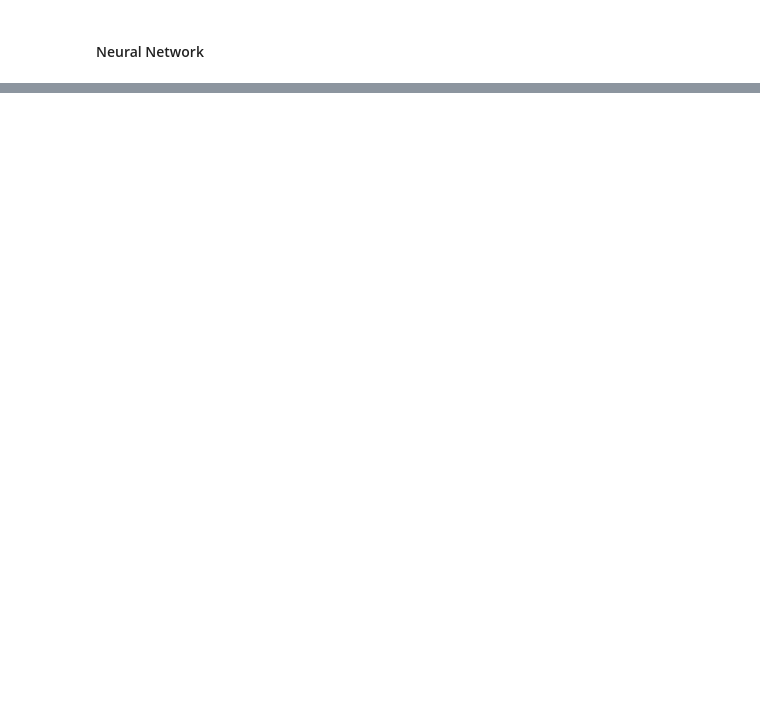
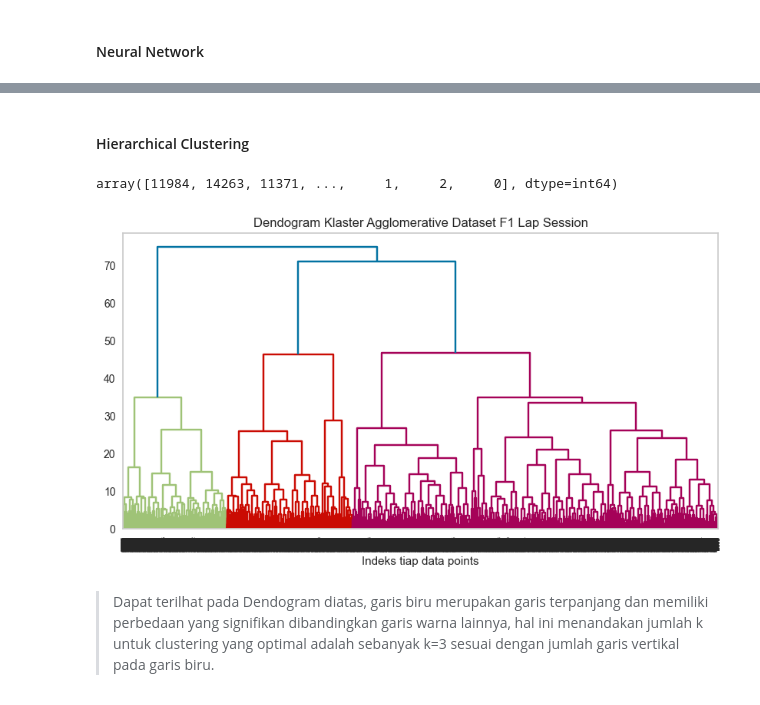
Before and after one commit to F1-biasa-aja/F1-kasdd, a Jupyter notebook: F1 Biasa Aja.ipynb, the cells around one changed output, grey strips where cells are left out. Drawn from its saved outputs; the diff is of its cells as text; code cells hidden in the pictures; blank space fills up the shorter version.

```diff
--- a/F1 Biasa Aja.ipynb
+++ b/F1 Biasa Aja.ipynb
@@ -691,0 +698,23 @@ Recall Micro Average: 0.5419549405712258
+# %%
+def plot_dendrogram(model, **kwargs):
+    counts = np.zeros(model.children_.shape[0])
+    n_samples = len(model.labels_)
+    for i, merge in enumerate(model.children_):
+        current_count = 0
+        for child_idx in merge:
+            if child_idx < n_samples:
+                current_count += 1  # leaf node
+            else:
+                current_count += counts[child_idx - n_samples]
+        counts[i] = current_count
+    linkage_matrix = np.column_stack(
+        [model.children_, model.distances_, counts]
+    ).astype(float)
+
+    # Plot dendogram yang dihasilkan
+    shc.dendrogram(linkage_matrix, **kwargs)
+# %%
+data_clustering = f1_data.copy()
+# %%
+data_clustering = pd.DataFrame(MinMaxScaler().fit_transform(data_clustering), columns=data_clustering.keys())
+data_clustering.head()
@@ -691,0 +729,20 @@ Recall Micro Average: 0.5419549405712258
+# %% [markdown]
+#### Hierarchical Clustering
+# %%
+agglomerative_temp = AgglomerativeClustering(distance_threshold=0, n_clusters=None)
+hierarichal_assignment = agglomerative_temp.fit(data_clustering)
+
+hierarichal_assignment.labels_
+# %% [output]
+array([11984, 14263, 11371, ...,     1,     2,     0], dtype=int64)
+# %%
+plt.figure(figsize=(10, 5))
+plt.grid(False)
+plot_dendrogram(agglomerative_temp, truncate_mode=None)
+plt.title("Dendogram Klaster Agglomerative Dataset F1 Lap Session")
+plt.xlabel("Indeks tiap data points")
+plt.show()
+# %% [output]
+[figure, added]
+# %% [markdown]
+> Dapat terilhat pada Dendogram diatas, garis biru merupakan garis terpanjang dan memiliki perbedaan yang signifikan dibandingkan garis warna lainnya, hal ini menandakan jumlah k untuk clustering yang optimal adalah sebanyak k=3 sesuai dengan jumlah garis vertikal pada garis biru.
```
Also changed, not shown: parts of 31 cells of this notebook.
